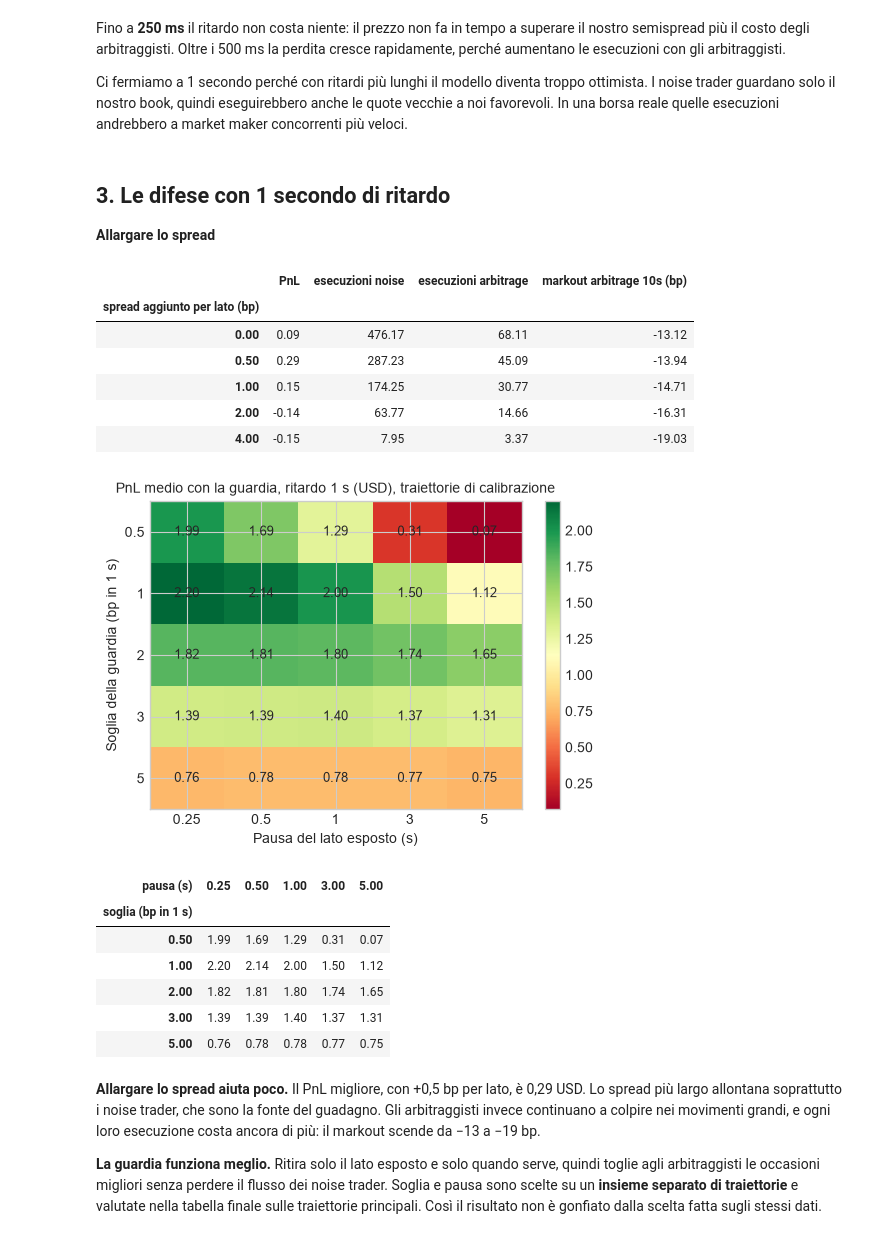
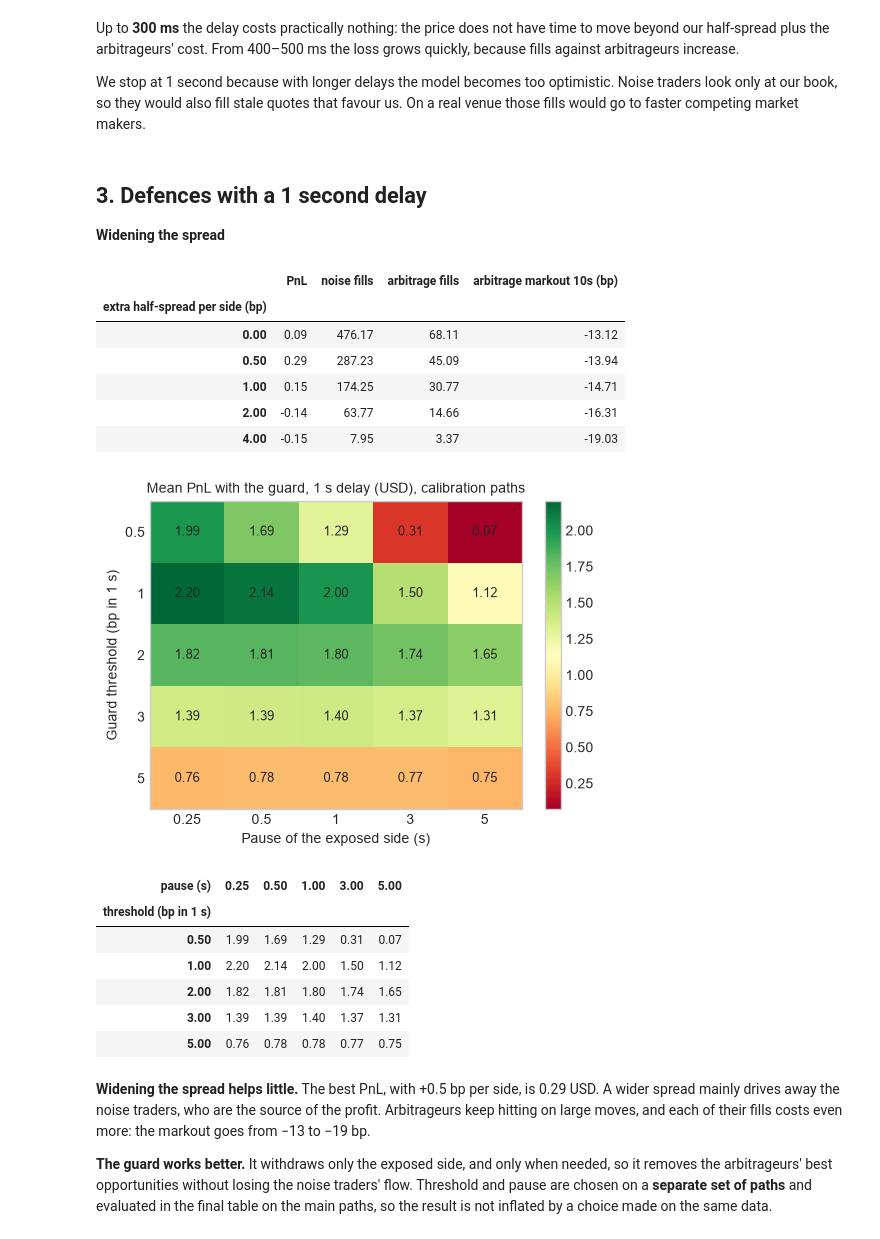
Before and after one commit to lancellottimatteo19/market-making-avellaneda-stoikov, a Jupyter notebook: two_venue_adverse_selection.ipynb, the cells around one changed output. Drawn from its saved outputs; the diff is of its cells as text; code cells hidden in the pictures.

```diff
--- a/two_venue_adverse_selection.ipynb
+++ b/two_venue_adverse_selection.ipynb
@@ -60,9 +60,9 @@ Volatilita' del prezzo efficiente: 5.6% al giorno
 def run(mk=market, m=mm, **kw):
     return tv.simulate(mk, m, n_paths=N_PATHS, seed=7, price=price, **kw)
 
-risultati = {
-    'Testo: nessun arbitraggista, ritardo 0': run(replace(market, arbitrage=False), replace(mm, latency=0.0)),
-    'Con arbitraggisti, ritardo 1 s': run(trace=True),
+results = {
+    'Textbook: no arbitrageurs, no delay': run(replace(market, arbitrage=False), replace(mm, latency=0.0)),
+    'With arbitrageurs, 1 s delay': run(trace=True),
 }
-pd.DataFrame({k: tv.summary(r) for k, r in risultati.items()}).T
+pd.DataFrame({k: tv.summary(r) for k, r in results.items()}).T
 # %% [output]
@@ -76,5 +76,5 @@ Con **1 secondo di ritardo** e gli arbitraggisti, il guadagno scende a **0,09 US
 # %%
-r = risultati['Con arbitraggisti, ritardo 1 s']
+r = results['With arbitrageurs, 1 s delay']
 tr, dt = r['trace'], market.dt
 arb_times = [f[0] for f in tr['fills'] if f[2] == 'arbitrage']
 t0 = max(arb_times[0] - 8, 0)
@@ -82,18 +82,18 @@ t = np.arange(market.steps) * dt
 w = (t >= t0) & (t <= t0 + 25)
 
 fig, ax = plt.subplots(figsize=(11, 5))
-ax.plot(t[w], r['price'][:-1, 0][w], color='black', lw=2, label='Prezzo efficiente (borsa leader)')
-ax.plot(t[w], tr['seen'][w], color='gray', ls=':', label='Prezzo visto dal market maker (1 s dopo)')
+ax.plot(t[w], r['price'][:-1, 0][w], color='black', lw=2, label='Efficient price (leading venue)')
+ax.plot(t[w], tr['seen'][w], color='gray', ls=':', label='Price seen by the market maker (1 s later)')
 ax.plot(t[w], tr['bid'][w], color='tab:green', lw=1, label='Bid')
 ax.plot(t[w], tr['ask'][w], color='tab:red', lw=1, label='Ask')
 for when, px, who, side in tr['fills']:
     if t0 <= when <= t0 + 25:
         ax.scatter(when, px, marker='^' if side > 0 else 'v', s=70, zorder=5,
                    color='crimson' if who == 'arbitrage' else 'tab:blue', edgecolor='black', linewidth=0.5)
-ax.scatter([], [], marker='o', color='crimson', label='Esecuzione con un arbitraggista')
-ax.scatter([], [], marker='o', color='tab:blue', label='Esecuzione con un noise trader')
-ax.set_title('Una quotazione rimasta indietro: il leader si muove, gli arbitraggisti colpiscono')
-ax.set_xlabel('Secondi'); ax.set_ylabel('Prezzo')
+ax.scatter([], [], marker='o', color='crimson', label='Fill against an arbitrageur')
+ax.scatter([], [], marker='o', color='tab:blue', label='Fill against a noise trader')
+ax.set_title('A stale quote: the leader moves, the arbitrageurs pick it off')
+ax.set_xlabel('Seconds'); ax.set_ylabel('Price')
 ax.legend(loc='best', fontsize=8)
 plt.show()
 # %% [output]
@@ -151,54 +153,55 @@ lat
 # %% [markdown]
-Fino a **250 ms** il ritardo non costa niente: il prezzo non fa in tempo a superare il nostro semispread più il costo degli arbitraggisti. Oltre i 500 ms la perdita cresce rapidamente, perché aumentano le esecuzioni con gli arbitraggisti.
+Up to **300 ms** the delay costs practically nothing: the price does not have time to move beyond our half-spread plus the arbitrageurs' cost. From 400–500 ms the loss grows quickly, because fills against arbitrageurs increase.
 
-Ci fermiamo a 1 secondo perché con ritardi più lunghi il modello diventa troppo ottimista. I noise trader guardano solo il nostro book, quindi eseguirebbero anche le quote vecchie a noi favorevoli. In una borsa reale quelle esecuzioni andrebbero a market maker concorrenti più veloci.
+We stop at 1 second because with longer delays the model becomes too optimistic. Noise traders look only at our book, so they would also fill stale quotes that favour us. On a real venue those fills would go to faster competing market makers.
 # %% [markdown]
-## 3. Le difese con 1 secondo di ritardo
+## 3. Defences with a 1 second delay
 
-**Allargare lo spread**
+**Widening the spread**
 # %%
 widen = {w: tv.summary(run(m=replace(mm, widen=w * tv.BP))) for w in [0.0, 0.5, 1.0, 2.0, 4.0]}
 widen = pd.DataFrame(widen).T
-widen.index.name = 'spread aggiunto per lato (bp)'
-widen[['PnL', 'esecuzioni noise', 'esecuzioni arbitrage', 'markout arbitrage 10s (bp)']]
+widen.index.name = 'extra half-spread per side (bp)'
+widen[['PnL', 'noise fills', 'arbitrage fills', 'arbitrage markout 10s (bp)']]
 # %% [output]
-|  | PnL | esecuzioni noise | esecuzioni arbitrage | markout arbitrage 10s (bp) |
-| spread aggiunto per lato (bp) |  |  |  |  |
+|  | PnL | noise fills | arbitrage fills | arbitrage markout 10s (bp) |
+| extra half-spread per side (bp) |  |  |  |  |
 | 0.00 | 0.09 | 476.17 | 68.11 | -13.12 |
 | 0.50 | 0.29 | 287.23 | 45.09 | -13.94 |
 | 1.00 | 0.15 | 174.25 | 30.77 | -14.71 |
 | 2.00 | -0.14 | 63.77 | 14.66 | -16.31 |
 | 4.00 | -0.15 | 7.95 | 3.37 | -19.03 |
 # %%
-# soglia e pausa si scelgono su traiettorie DIVERSE da quelle su cui si valuta il risultato finale
+# threshold and pause are chosen on paths DIFFERENT from those on which the final result is evaluated
 price_cal = tv.efficient_price(market, N_PATHS, np.random.default_rng(1))
 thresholds, pauses = [0.5, 1.0, 2.0, 3.0, 5.0], [0.25, 0.5, 1.0, 3.0, 5.0]
-grid = pd.DataFrame(index=pd.Index(thresholds, name='soglia (bp in 1 s)'), columns=pd.Index(pauses, name='pausa (s)'), dtype=float)
+grid = pd.DataFrame(index=pd.Index(thresholds, name='threshold (bp in 1 s)'), columns=pd.Index(pauses, name='pause (s)'), dtype=float)
 for th in thresholds:
     for pa in pauses:
         grid.loc[th, pa] = tv.simulate(market, replace(mm, guard_bps=th, guard_pause=pa), n_paths=N_PATHS, seed=11, price=price_cal)['pnl'].mean()
 
 fig, ax = plt.subplots(figsize=(6, 4))
 im = ax.imshow(grid.values, cmap='RdYlGn', aspect='auto')
 ax.set_xticks(range(len(pauses)), [f'{p:g}' for p in pauses]); ax.set_yticks(range(len(thresholds)), [f'{t:g}' for t in thresholds])
-ax.set_xlabel('Pausa del lato esposto (s)'); ax.set_ylabel('Soglia della guardia (bp in 1 s)')
+ax.set_xlabel('Pause of the exposed side (s)'); ax.set_ylabel('Guard threshold (bp in 1 s)')
 for i in range(len(thresholds)):
     for j in range(len(pauses)):
         ax.text(j, i, f'{grid.values[i, j]:.2f}', ha='center', va='center', fontsize=9)
-ax.set_title('PnL medio con la guardia, ritardo 1 s (USD), traiettorie di calibrazione', fontsize=10)
+ax.grid(False)
+ax.set_title('Mean PnL with the guard, 1 s delay (USD), calibration paths', fontsize=10)
 plt.colorbar(im); plt.show()
 grid
 # %% [output]
-[figure, old version]
+[figure, new version]
-| pausa (s) | 0.25 | 0.50 | 1.00 | 3.00 | 5.00 |
-| soglia (bp in 1 s) |  |  |  |  |  |
+| pause (s) | 0.25 | 0.50 | 1.00 | 3.00 | 5.00 |
+| threshold (bp in 1 s) |  |  |  |  |  |
 | 0.50 | 1.99 | 1.69 | 1.29 | 0.31 | 0.07 |
 | 1.00 | 2.20 | 2.14 | 2.00 | 1.50 | 1.12 |
 | 2.00 | 1.82 | 1.81 | 1.80 | 1.74 | 1.65 |
 | 3.00 | 1.39 | 1.39 | 1.40 | 1.37 | 1.31 |
 | 5.00 | 0.76 | 0.78 | 0.78 | 0.77 | 0.75 |
 # %% [markdown]
-**Allargare lo spread aiuta poco.** Il PnL migliore, con +0,5 bp per lato, è 0,29 USD. Lo spread più largo allontana soprattutto i noise trader, che sono la fonte del guadagno. Gli arbitraggisti invece continuano a colpire nei movimenti grandi, e ogni loro esecuzione costa ancora di più: il markout scende da −13 a −19 bp.
+**Widening the spread helps little.** The best PnL, with +0.5 bp per side, is 0.29 USD. A wider spread mainly drives away the noise traders, who are the source of the profit. Arbitrageurs keep hitting on large moves, and each of their fills costs even more: the markout goes from −13 to −19 bp.
 
-**La guardia funziona meglio.** Ritira solo il lato esposto e solo quando serve, quindi toglie agli arbitraggisti le occasioni migliori senza perdere il flusso dei noise trader. Soglia e pausa sono scelte su un **insieme separato di traiettorie** e valutate nella tabella finale sulle traiettorie principali. Così il risultato non è gonfiato dalla scelta fatta sugli stessi dati.
+**The guard works better.** It withdraws only the exposed side, and only when needed, so it removes the arbitrageurs' best opportunities without losing the noise traders' flow. Threshold and pause are chosen on a **separate set of paths** and evaluated in the final table on the main paths, so the result is not inflated by a choice made on the same data.
 # %% [markdown]
```
Also changed, not shown: parts of 15 cells of this notebook, 12 other files.
